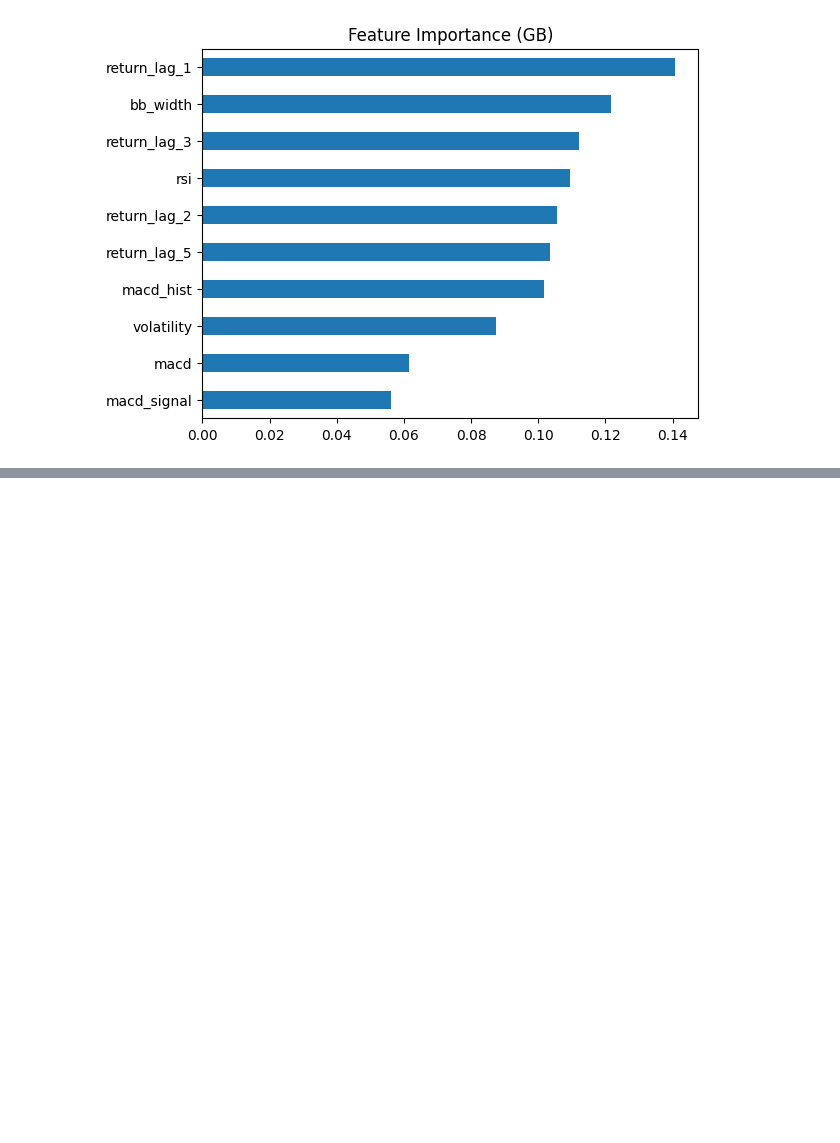
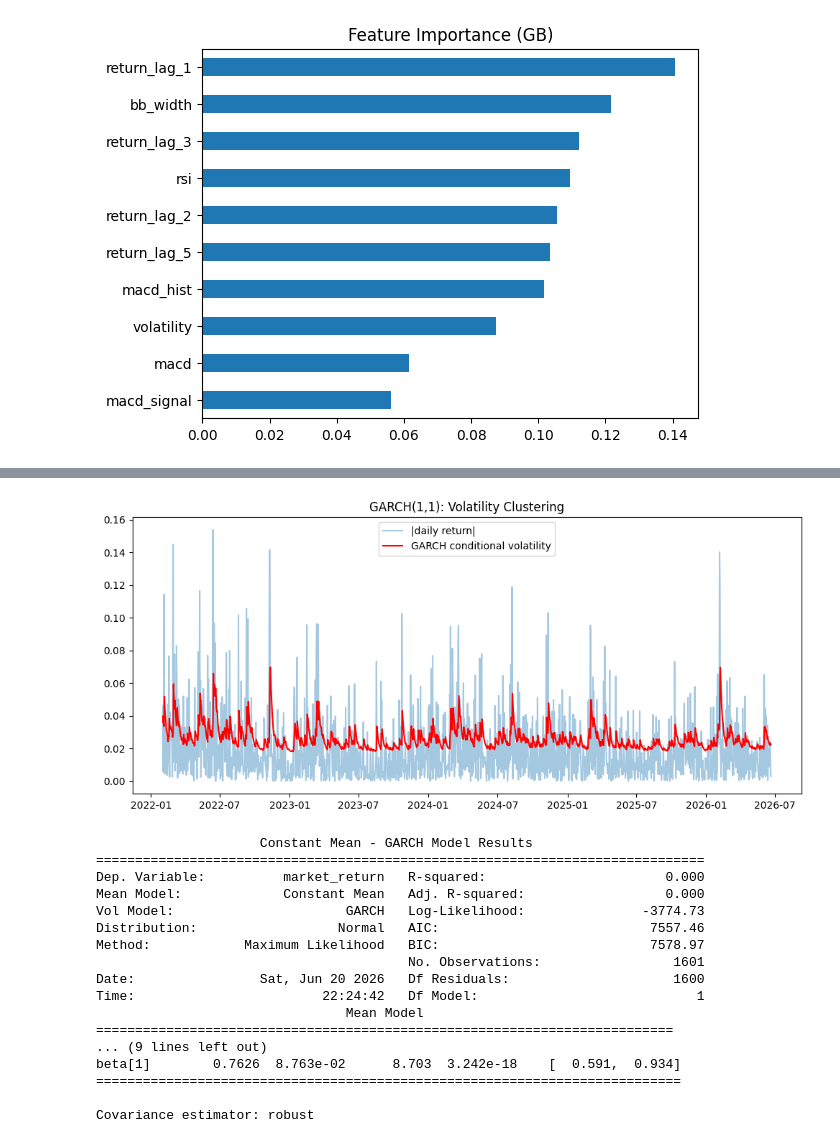
Before and after one commit to pda95/ai-crypto-hedge-fund, a Jupyter notebook: notebooks/hedge_fund.ipynb, the cells around one changed output, grey strips where cells are left out. Cells and saved outputs as stored; diff of their text form; code cells hidden in the pictures; blank space fills up the shorter version.

```diff
--- a/notebooks/hedge_fund.ipynb
+++ b/notebooks/hedge_fund.ipynb
@@ -102,0 +113,28 @@ results
+# %%
+fitted, cond_vol = fit_garch_volatility(df["market_return"])
+
+plt.figure(figsize=(12, 5))
+plt.plot(df["timestamp"], df["market_return"].abs(), alpha=0.4, label="|daily return|")
+plt.plot(df["timestamp"], cond_vol, color="red", label="GARCH conditional volatility")
+plt.legend(); plt.title("GARCH(1,1): Volatility Clustering"); plt.show()
+
+print(fitted.summary())
+# %% [output]
+[figure, added]
+                     Constant Mean - GARCH Model Results
+==============================================================================
+Dep. Variable:          market_return   R-squared:                       0.000
+Mean Model:             Constant Mean   Adj. R-squared:                  0.000
+Vol Model:                      GARCH   Log-Likelihood:               -3774.73
+Distribution:                  Normal   AIC:                           7557.46
+Method:            Maximum Likelihood   BIC:                           7578.97
+                                        No. Observations:                 1601
+Date:                Sat, Jun 20 2026   Df Residuals:                     1600
+Time:                        22:24:42   Df Model:                            1
+                                Mean Model
+==========================================================================
+... (9 lines left out)
+beta[1]        0.7626  8.763e-02      8.703  3.242e-18    [  0.591,  0.934]
+===========================================================================
+
+Covariance estimator: robust
```
Also changed, not shown: parts of 4 cells of this notebook, 2 other files.
